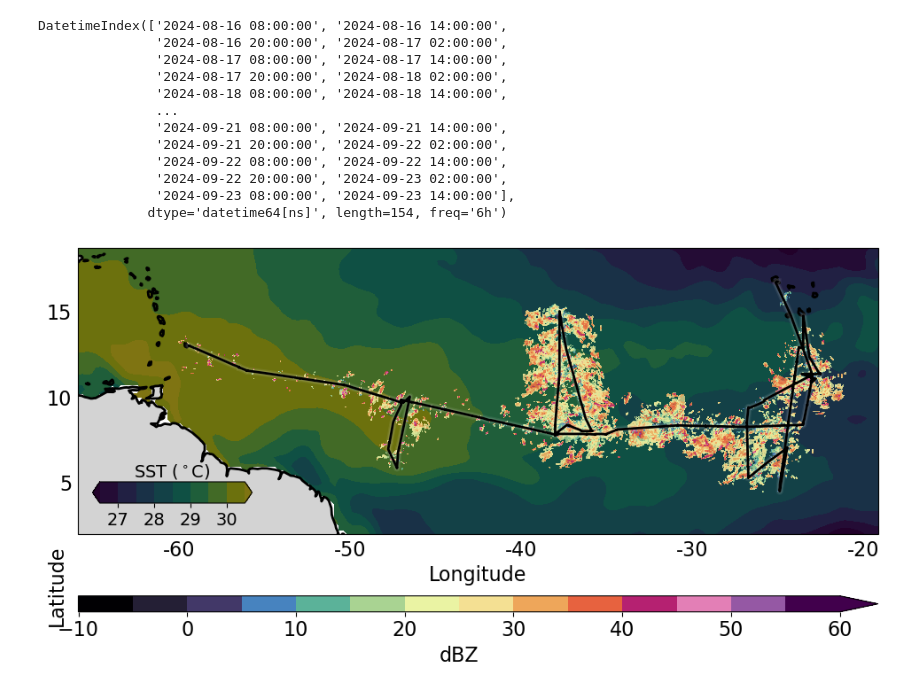
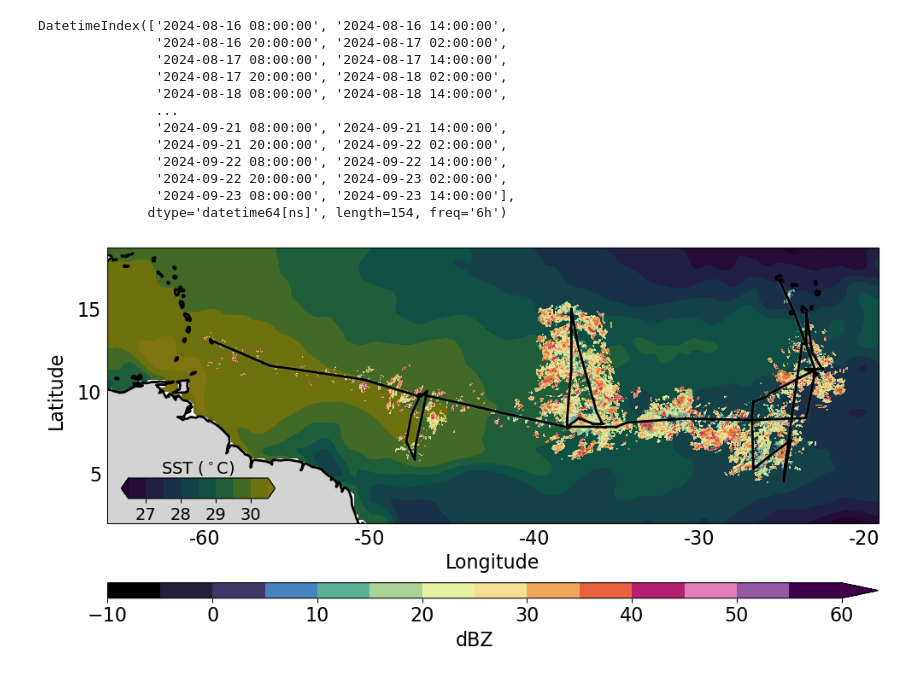
Before and after one commit to allison-wing/PICCOLO_overview_paper, a Jupyter notebook: plot_fig_seapol_mosaic_SST.ipynb, the cells around one changed output. Cells and saved outputs as stored; diff of their text form; code cells hidden in the pictures.

```diff
--- a/plot_fig_seapol_mosaic_SST.ipynb
+++ b/plot_fig_seapol_mosaic_SST.ipynb
@@ -89,10 +88,8 @@ rainrate2 = rainrate.where(rainrate != -9999., 0)
 dbz2 = dbz.where(rainrate != -9999., np.nan)
 # %%
-# Also mask out seemingly bad data (rainrate > 1000 mm/h) or > 300 mm/h --> set to zero (like saying there is no echo)
-#rainrate3 = rainrate2.where((rainrate2 <= 1000) | (rainrate2.isnull()), 0) # keep nans
-#dbz3 = dbz2.where((rainrate2 <= 1000) | (dbz2.isnull()), np.nan)
-rainrate4 = rainrate2.where((rainrate2 <= 300) | (rainrate2.isnull()), 0)
-dbz4 = dbz2.where((rainrate2 <= 300) | (dbz2.isnull()), np.nan)
+# Also mask out  > 300 mm/h --> set to zero (like saying there is no echo)
+#rainrate4 = rainrate2.where((rainrate <= 300) | (rainrate2.isnull()), 0)
+dbz4 = dbz2.where((rainrate <= 300) | (dbz2.isnull()), np.nan)
 # %% [markdown]
 # Read in SST data
 # %%
@@ -279,39 +276,39 @@ gl.ylabel_style = {'size': 16}
 im1 = ax.contourf(sst_mean.lon, sst_mean.lat, sst_mean.sst[0,:,:], vmin=26.5, vmax=30.5, levels=np.linspace(26.5,30.5,9), cmap=dimmer_viridis,extend='both')
 
 # Plot ship track with a glowing effect
-for glow_width, glow_alpha in zip([2, 4, 6], [0.2, 0.12, 0.07]):
+for glow_width, glow_alpha in zip([1, 2, 4], [0.2, 0.12, 0.07]):
     ax.plot(DSHIP.lon, DSHIP.lat, color='white', linewidth=glow_width, alpha=glow_alpha, zorder=10)
 # Main line on top
 ax.plot(DSHIP.lon, DSHIP.lat, color='black', linewidth=2, zorder=11)
 
 #New way with re-indexed data
 im = ax.contourf(lon_6h[0,:,:], lat_6h[0,:,:],dbz_6h[0,:,:],vmin=-10, vmax=60, levels = np.linspace(-10,60,15), cmap=discrete_mask_cmap, extend = 'max')
 for n in range(1, len(time_6h)-1):
     ax.contourf(lon_6h[n,:,:], lat_6h[n,:,:],dbz_6h[n,:,:],vmin=-10, vmax=60, levels = np.linspace(-10,60,15), cmap=discrete_mask_cmap,alpha=0.75)
 # Plot last time step
 ax.contourf(lon_6h[-1,:,:], lat_6h[-1,:,:],dbz_6h[-1,:,:],vmin=-10, vmax=60, levels = np.linspace(-10,60,15), cmap=discrete_mask_cmap,alpha=0.75)
 
 #add colorbar
 cbar = plt.colorbar(im, ax=ax, orientation='horizontal',pad=0.15,shrink=0.97,aspect=50)
 cbar.ax.tick_params(labelsize=16)
 cbar.set_label('dBZ', fontsize=16)
 ax.coastlines()
 
 cb_pos = cbar.ax.get_position()
 fig.text((cb_pos.x0 + cb_pos.x1) / 2, cb_pos.y1 + 0.02, 'Longitude', ha='center', va='bottom', fontsize=16)
-fig.text(cb_pos.x0 - 0.05, cb_pos.y1 + 0.5, 'Latitude', ha='center', va='bottom', rotation='vertical', fontsize=16)
+fig.text(cb_pos.x0 - 0.05, cb_pos.y1 + 0.3, 'Latitude', ha='center', va='bottom', rotation='vertical', fontsize=16)
 
-cbar_ax = fig.add_axes([0.15, 0.38, 0.15, 0.04])  # [left, bottom, width, height] in figure fraction
+cbar_ax = fig.add_axes([0.15, 0.39, 0.15, 0.04])  # [left, bottom, width, height] in figure fraction
 cbar = plt.colorbar(im1, cax=cbar_ax, orientation='horizontal')
 cbar.ax.xaxis.set_label_position('top')
 cbar.ax.xaxis.set_ticks_position('bottom')
 cbar.set_label(r'SST ($^\circ$C)',fontsize=14)  #add a label to the colorbar
 cbar.set_ticks(np.linspace(27,30,4))
 cbar.set_ticklabels([f'{x:2.0f}' for x in np.linspace(27,30,4)],fontsize=14)
 
 #plt.title('Mosaic of SEA-POL long-range scans every 6 hours', fontsize=16)
 
 ## Save plot
-plt.savefig('./figures/Fig_seapol_mosaic_SST.pdf', bbox_inches='tight', dpi=300)
+plt.savefig('./figures/Fig_seapol_mosaic_SST.png', bbox_inches='tight', dpi=300)
 # %% [output]
-[figure, old version]
+[figure, new version]
```
Also changed, not shown: parts of 2 cells of this notebook, 2 other files.
